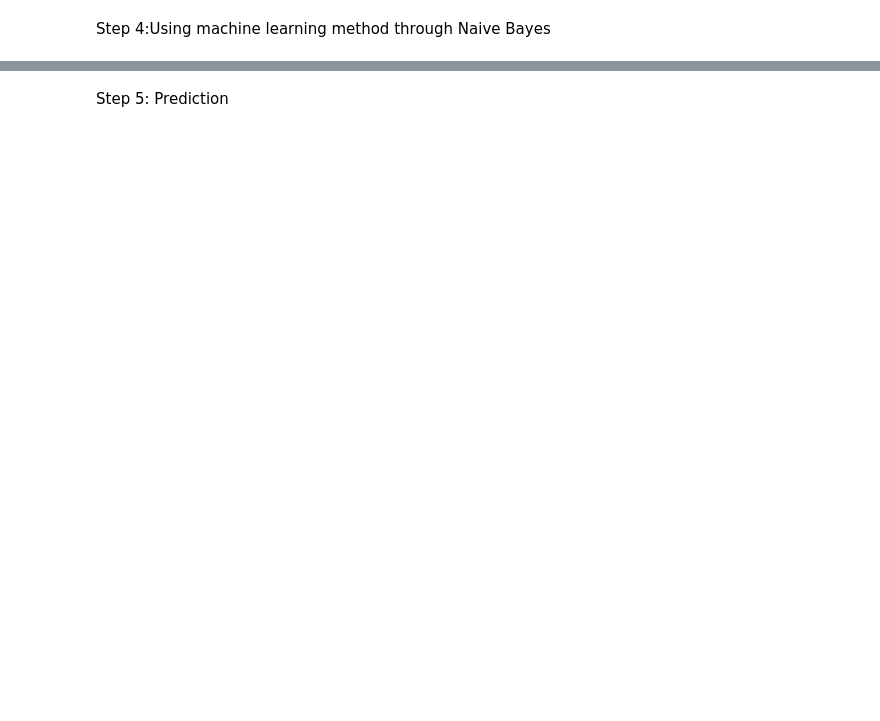
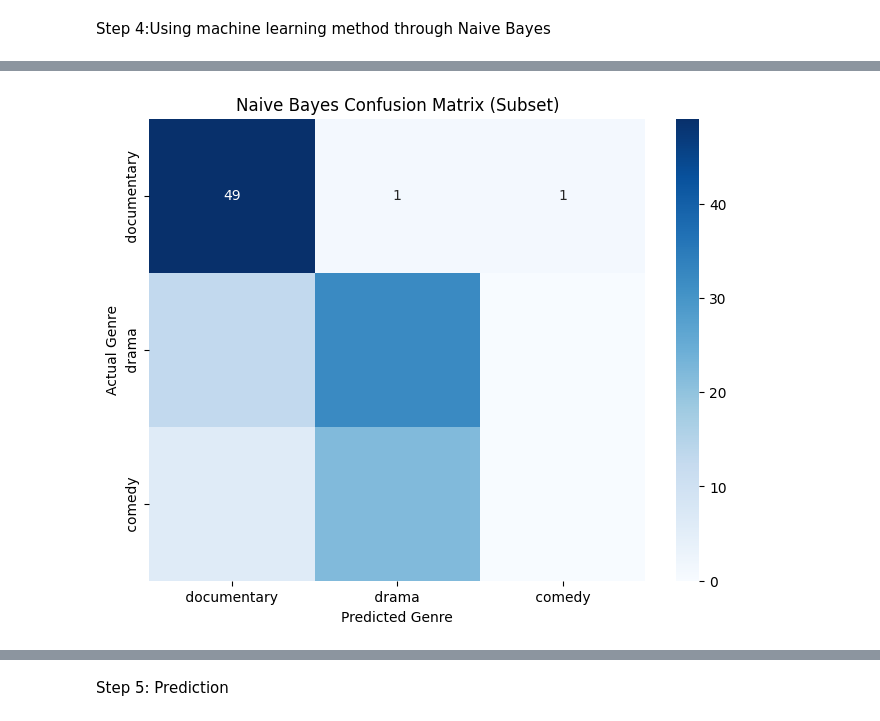
Before and after one commit to vivekkumar-akula/CODSOFT-ML-INTERNSHIP, a Jupyter notebook: Task 1:Movie Genre Classification/MovieGenreClassification.ipynb, the cells around one changed output, grey strips where cells are left out. Saved outputs shown, nothing was run; the diff lists cells and outputs as text; code cells hidden in the pictures; blank space fills up the shorter version.

```diff
--- a/Task 1:Movie Genre Classification/MovieGenreClassification.ipynb
+++ b/Task 1:Movie Genre Classification/MovieGenreClassification.ipynb
@@ -180,0 +170,16 @@ plt.show()
+# %%
+# Filtering the subset to only include movies from these top 3 genres
+filtered_subset_df = subset_df[subset_df['Genre'].isin(top_3_genres)]
+filtered_train_df, filtered_val_df = train_test_split(filtered_subset_df, test_size=0.2, random_state=42, stratify=filtered_subset_df['Genre'])
+# %%
+# Vectorizing the filtered data using TF-IDF
+X_train_filtered_subset = tfidf_vectorizer.transform(filtered_train_df['Plot'])
+y_train_filtered_subset = filtered_train_df['Genre']
+X_val_filtered_subset = tfidf_vectorizer.transform(filtered_val_df['Plot'])
+y_val_filtered_subset = filtered_val_df['Genre']
+# %%
+# Training and predictions
+# Multinomial Naive Bayes
+nb_classifier_filtered_subset = MultinomialNB()
+nb_classifier_filtered_subset.fit(X_train_filtered_subset, y_train_filtered_subset)
+y_pred_nb_filtered_subset = nb_classifier_filtered_subset.predict(X_val_filtered_subset)
@@ -180,0 +191,5 @@ plt.show()
+# %%
+# Evaluations
+conf_matrix_nb_filtered_subset = confusion_matrix(y_val_filtered_subset, y_pred_nb_filtered_subset, labels=top_3_genres)
+report_nb_filtered_subset = classification_report(y_val_filtered_subset, y_pred_nb_filtered_subset, target_names=top_3_genres)
+accuracy_nb_filtered_subset = accuracy_score(y_val_filtered_subset, y_pred_nb_filtered_subset)
@@ -180,0 +200,10 @@ plt.show()
+# %%
+# Displaying the confusion matrices
+plt.figure(figsize=(8, 6))
+sns.heatmap(conf_matrix_nb_filtered_subset, annot=True, fmt='d', cmap="Blues", xticklabels=top_3_genres, yticklabels=top_3_genres)
+plt.ylabel('Actual Genre')
+plt.xlabel('Predicted Genre')
+plt.title('Naive Bayes Confusion Matrix (Subset)')
+plt.show()
+# %% [output]
+[figure, added]
```
Also changed, not shown: parts of 14 cells of this notebook.
